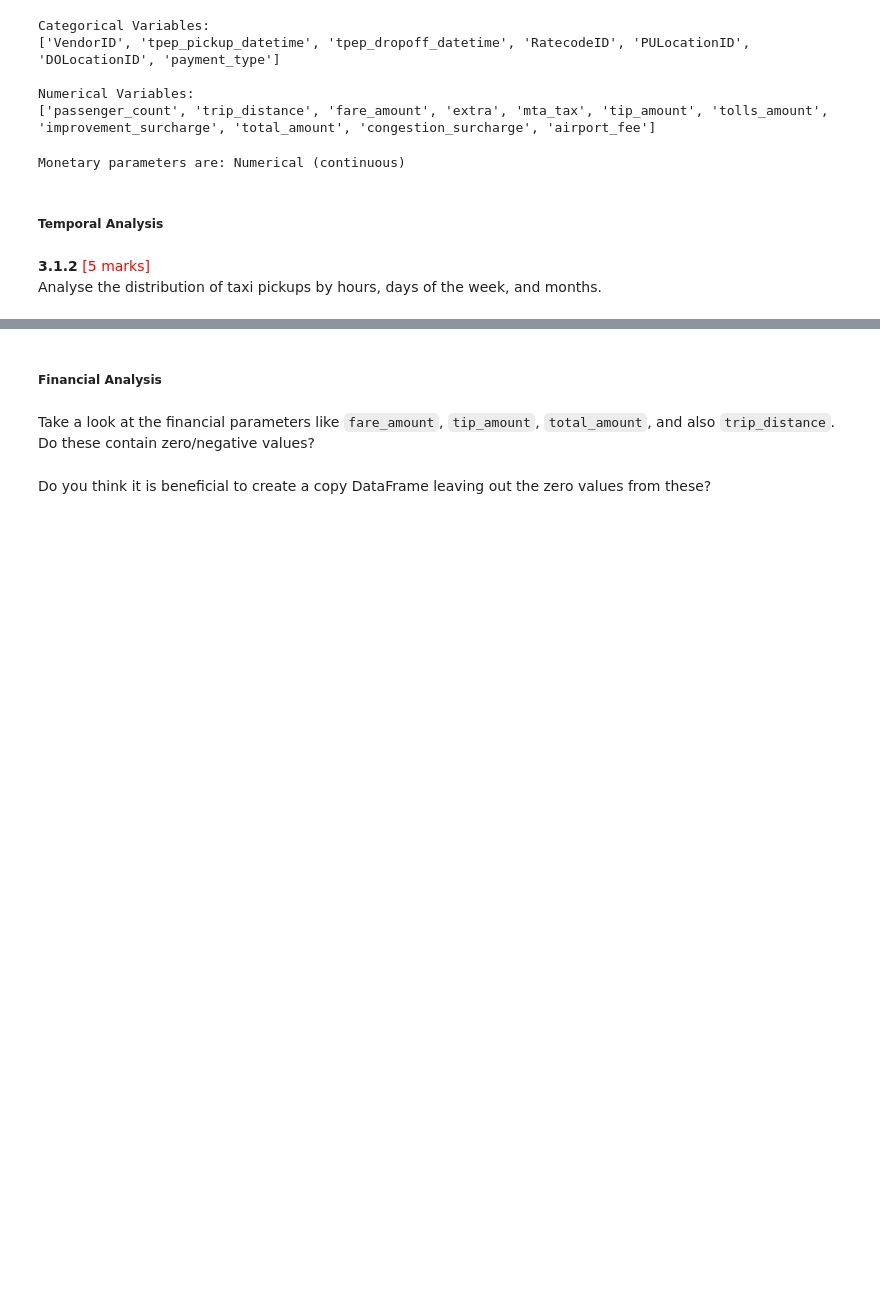
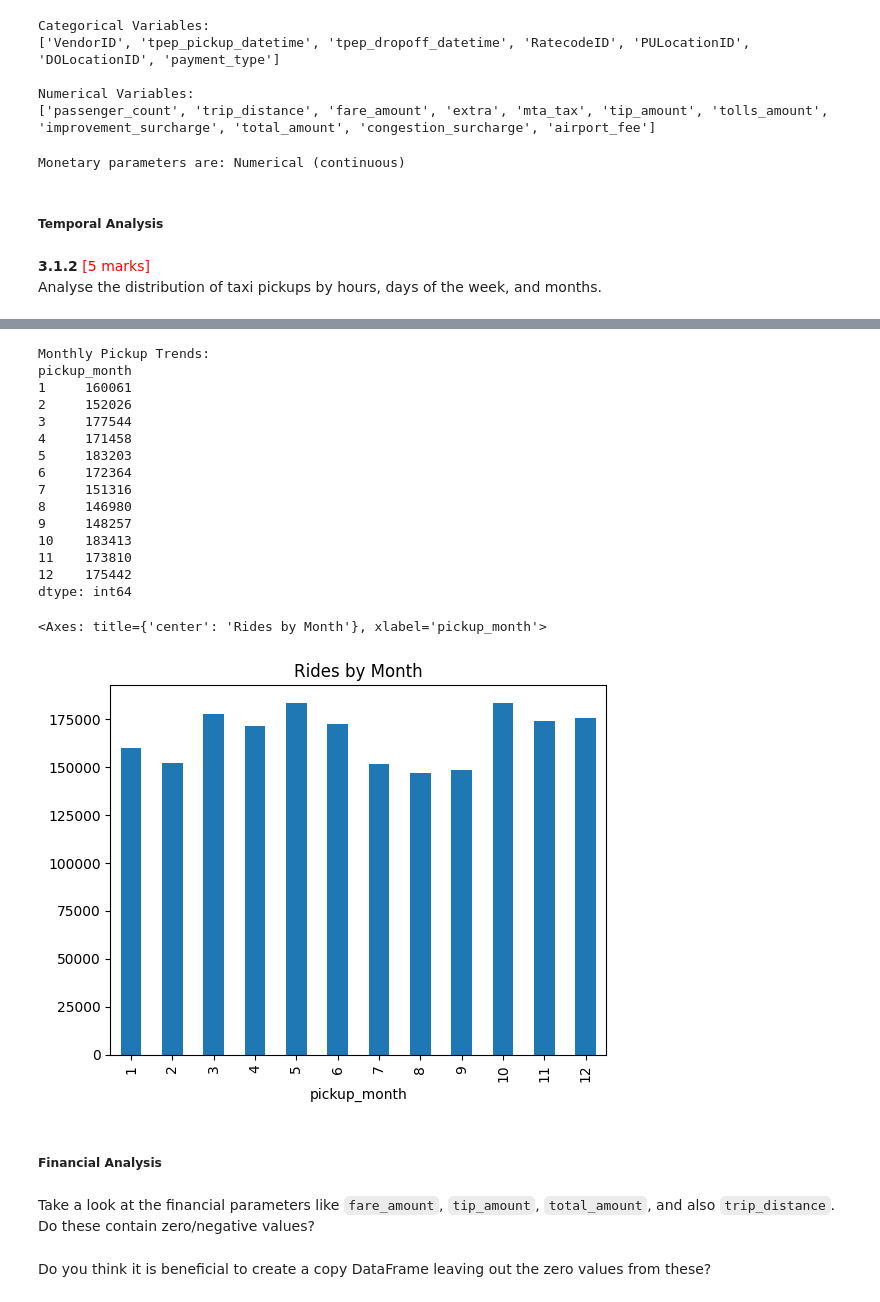
Before and after one commit to sundeepgarg/EDA_Optimising_NYC_Taxis_Sundeep, a Jupyter notebook: Sundeep_EDA_Assg_NYC_Taxi_Starter.ipynb, the cells around one changed output, grey strips where cells are left out. Cells and saved outputs as stored; diff of their text form; code cells hidden in the pictures; blank space fills up the shorter version.

```diff
--- a/Sundeep_EDA_Assg_NYC_Taxi_Starter.ipynb
+++ b/Sundeep_EDA_Assg_NYC_Taxi_Starter.ipynb
@@ -1138,3 +1190,33 @@ Analyse the distribution of taxi pickups by hours, days of the week, and months.
+# %%
+# Show the monthly trends in pickups
+# Extract month numbers
+df1['pickup_month'] = df1['tpep_pickup_datetime'].dt.month
+
+# Count rides per month
+monthly_trends = df1.groupby('pickup_month').size()
+print("\nMonthly Pickup Trends:")
+print(monthly_trends)
+
+# Simple visualization
+monthly_trends.plot(kind='bar', title='Rides by Month')
+# %% [output]
+Monthly Pickup Trends:
+pickup_month
+1     160061
+2     152026
+3     177544
+4     171458
+5     183203
+6     172364
+7     151316
+8     146980
+9     148257
+10    183413
+11    173810
+12    175442
+dtype: int64
+<Axes: title={'center': 'Rides by Month'}, xlabel='pickup_month'>
+[figure, added]
 # %% [markdown]
 ##### Financial Analysis
 # %% [markdown]
```
Also changed, not shown: parts of 5 cells of this notebook.
